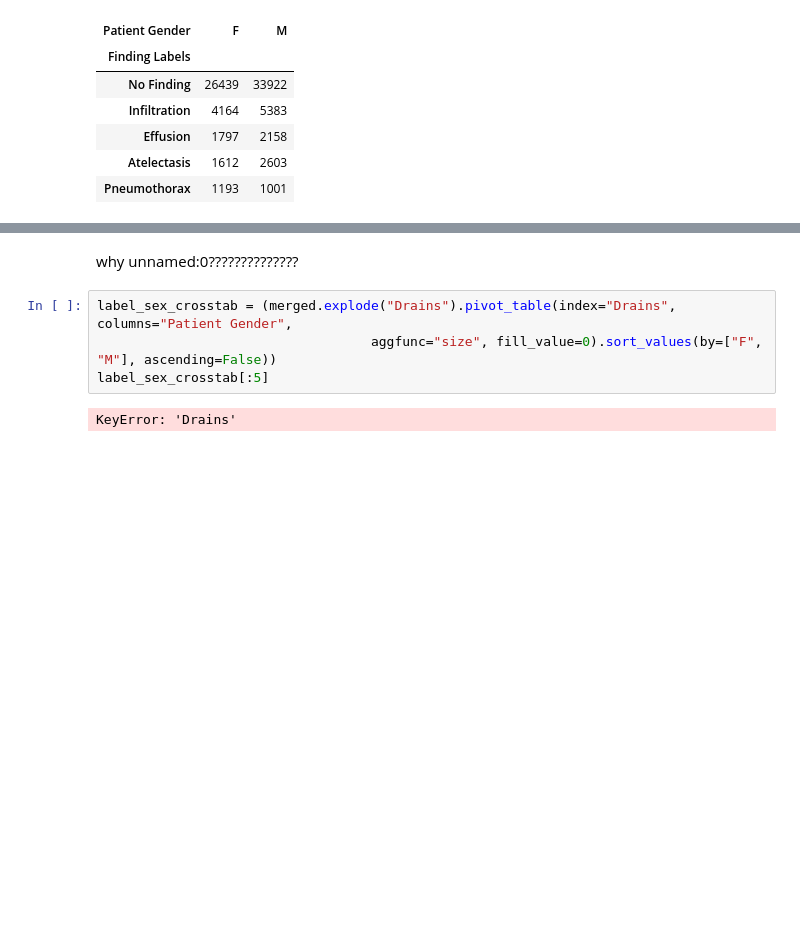
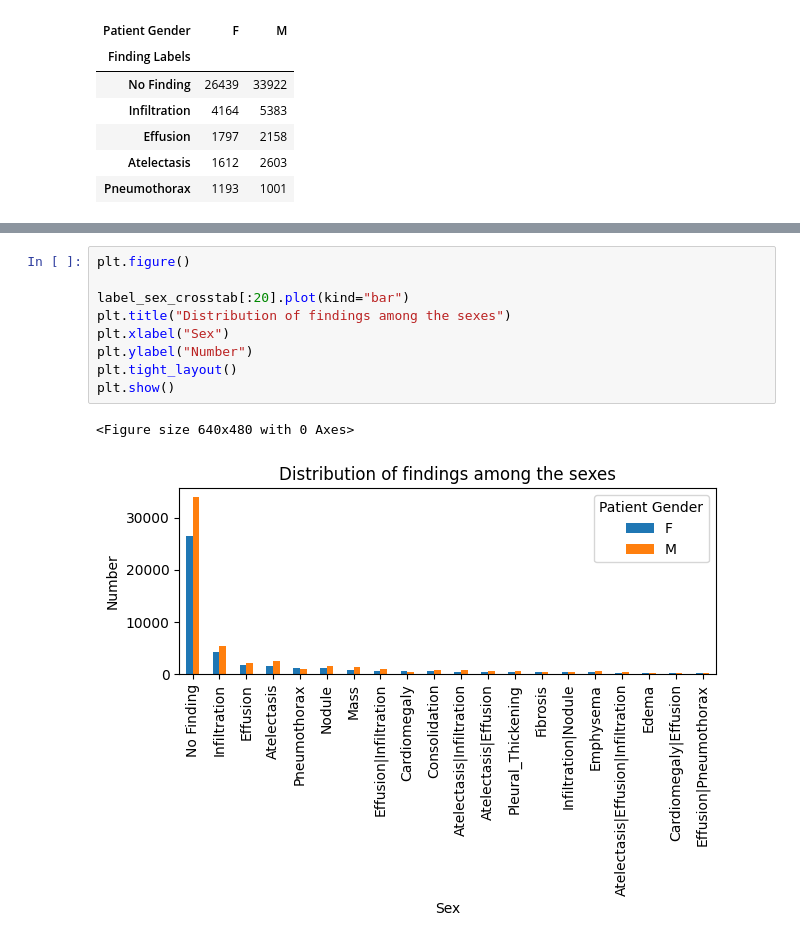
Before and after one commit to nikodice4/MedCLIP_shortcuts, a Jupyter notebook: notebooks/eda_pre.ipynb, the cells around one changed output, grey strips where cells are left out. Cells and saved outputs as stored; diff of their text form; blank space fills up the shorter version.

Commit message:
eda, error in patient age

```diff
--- a/notebooks/eda_pre.ipynb
+++ b/notebooks/eda_pre.ipynb
@@ -164,8 +103,12 @@ merged.head()
-# %% [markdown]
-why unnamed:0??????????????
-# %%
-label_sex_crosstab = (merged.explode("Drains").pivot_table(index="Drains", columns="Patient Gender",
-                                   aggfunc="size", fill_value=0).sort_values(by=["F", "M"], ascending=False))
-label_sex_crosstab[:5]
-# %% [output]
-KeyError: 'Drains'
+# %%
+plt.figure()
+
+label_sex_crosstab[:20].plot(kind="bar")
+plt.title("Distribution of findings among the sexes")
+plt.xlabel("Sex")
+plt.ylabel("Number")
+plt.tight_layout()
+plt.show()
+# %% [output]
+<Figure size 640x480 with 0 Axes>
+[figure, added]
```
Also changed, not shown: parts of 47 cells of this notebook.
